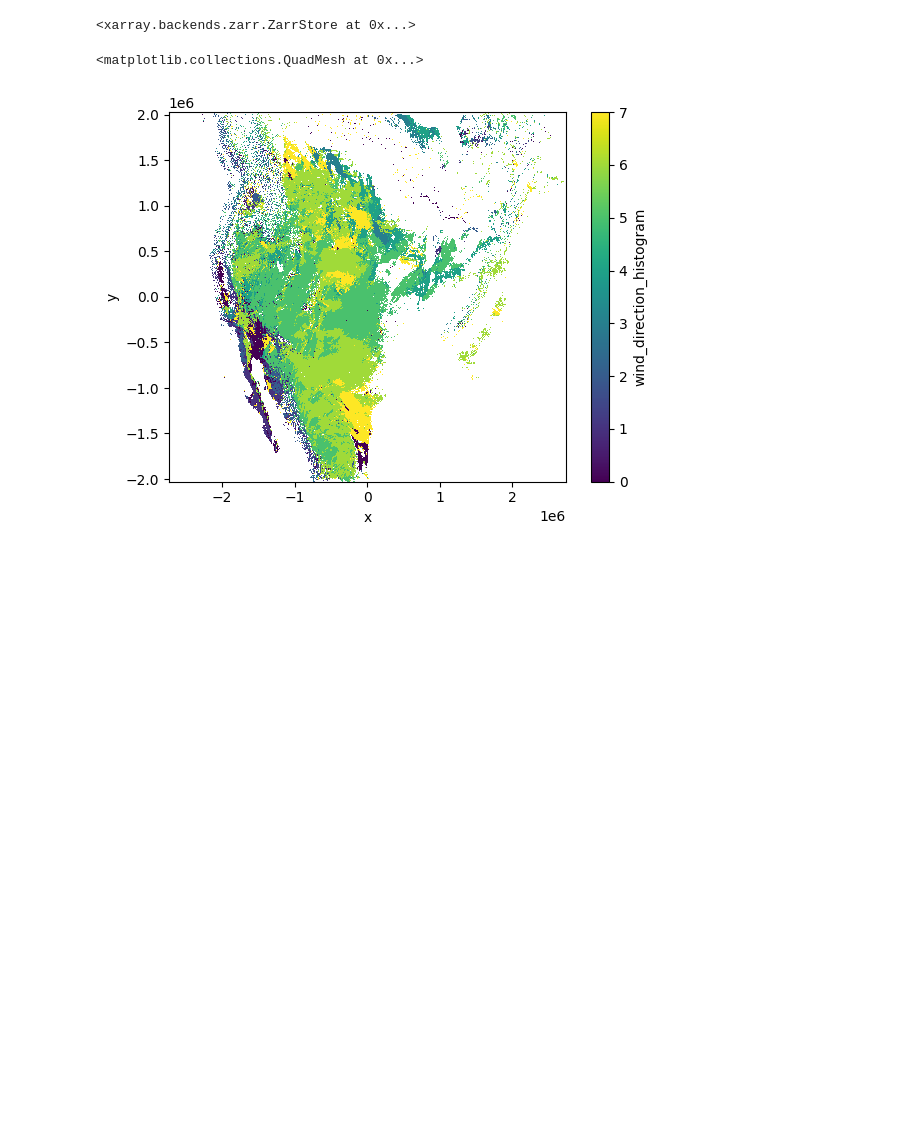
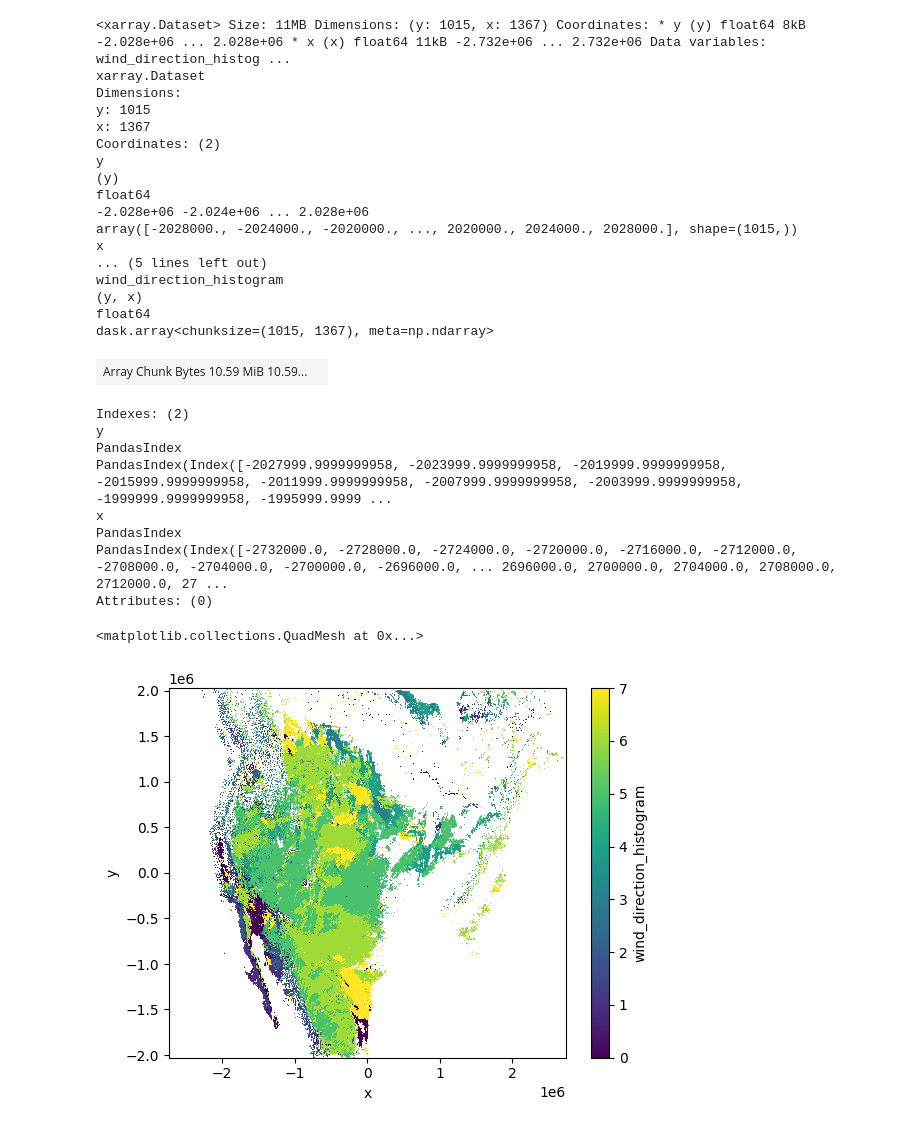
Before and after one commit to carbonplan/ocr, a Jupyter notebook: notebooks/fire_weather_distribution.ipynb, the cells around one changed output. Drawn from its saved outputs; the diff is of its cells as text; code cells hidden in the pictures; blank space fills up the shorter version.

```diff
--- a/notebooks/fire_weather_distribution.ipynb
+++ b/notebooks/fire_weather_distribution.ipynb
@@ -317,18 +249,22 @@ Wall time: 7min 46s
 # %%
 %%time
-fraction = xr.open_zarr(
-    's3://carbonplan-ocr/intermediate/met-data/conus404/fire_weather_wind_distribution-hurs15_wind35.zarr'
-)['wind_direction_histogram']
-# sum up the fractions of all of the wind directions. if any pixel sums to zero it will
-# fall into the no_fire_weather mask and be cast to a `nan`. if any pixel has any fraction
-# of timestamps with fire weather then it will be cast into the mask where there *is* fire weather
-no_fire_weather = fraction.sum(dim='wind_direction')
-mode = fraction.argmax(dim='wind_direction').where(no_fire_weather).chunk({'x': -1, 'y': -1})
+recreate_mode = False
+if recreate_mode:
+    # sum up the fractions of all of the wind directions. if any pixel sums to zero it will
+    # fall into the no_fire_weather mask and be cast to a `nan`. if any pixel has any fraction
+    # of timestamps with fire weather then it will be cast into the mask where there *is* fire weather
+    no_fire_weather = fraction.sum(dim='wind_direction')
+    mode = fraction.argmax(dim='wind_direction').where(no_fire_weather).chunk({'x': -1, 'y': -1})
 
+    # mode.to_zarr(
+    #     's3://carbonplan-ocr/intermediate/met-data/conus404/fire_weather_wind_mode-hurs15_wind35.zarr',
+    #     mode='w',
+    #     consolidated=True,
+    # )
 
-mode.to_zarr(
-    's3://carbonplan-ocr/intermediate/met-data/conus404/fire_weather_wind_mode-hurs15_wind35.zarr',
-    mode='w',
-    consolidated=True,
-)
+else:
+    mode = xr.open_zarr(
+        's3://carbonplan-ocr/intermediate/met-data/conus404/fire_weather_wind_mode-hurs15_wind35.zarr'
+    )
+mode
 # %% [output]
@@ -337 +273,26 @@ Wall time: 1min 9s
-<xarray.backends.zarr.ZarrStore at 0x...>
+<xarray.Dataset> Size: 11MB Dimensions: (y: 1015, x: 1367) Coordinates: * y (y) float64 8kB -2.028e+06 ... 2.028e+06 * x (x) float64 11kB -2.732e+06 ... 2.732e+06 Data variables: wind_direction_histog ...
+xarray.Dataset
+Dimensions:
+y: 1015
+x: 1367
+Coordinates: (2)
+y
+(y)
+float64
+-2.028e+06 -2.024e+06 ... 2.028e+06
+array([-2028000., -2024000., -2020000., ..., 2020000., 2024000., 2028000.], shape=(1015,))
+x
+... (5 lines left out)
+wind_direction_histogram
+(y, x)
+float64
+dask.array<chunksize=(1015, 1367), meta=np.ndarray>
+| Array Chunk Bytes 10.59 MiB 10.59... |  |
+Indexes: (2)
+y
+PandasIndex
+PandasIndex(Index([-2027999.9999999958, -2023999.9999999958, -2019999.9999999958, -2015999.9999999958, -2011999.9999999958, -2007999.9999999958, -2003999.9999999958, -1999999.9999999958, -1995999.9999 ...
+x
+PandasIndex
+PandasIndex(Index([-2732000.0, -2728000.0, -2724000.0, -2720000.0, -2716000.0, -2712000.0, -2708000.0, -2704000.0, -2700000.0, -2696000.0, ... 2696000.0, 2700000.0, 2704000.0, 2708000.0, 2712000.0, 27 ...
+Attributes: (0)
```
Also changed, not shown: parts of 20 cells of this notebook, 1 other file.
